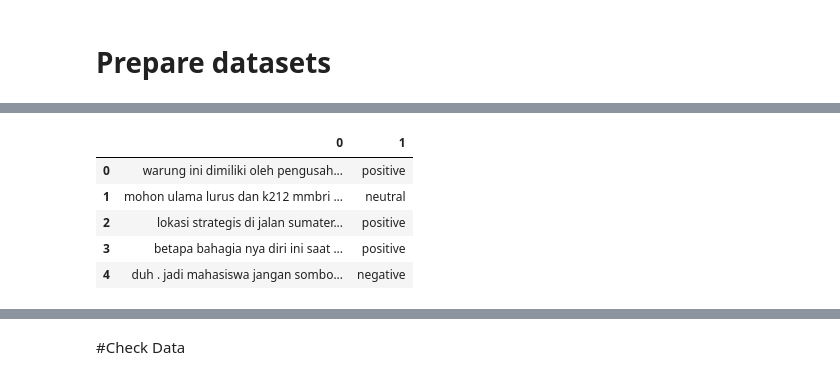
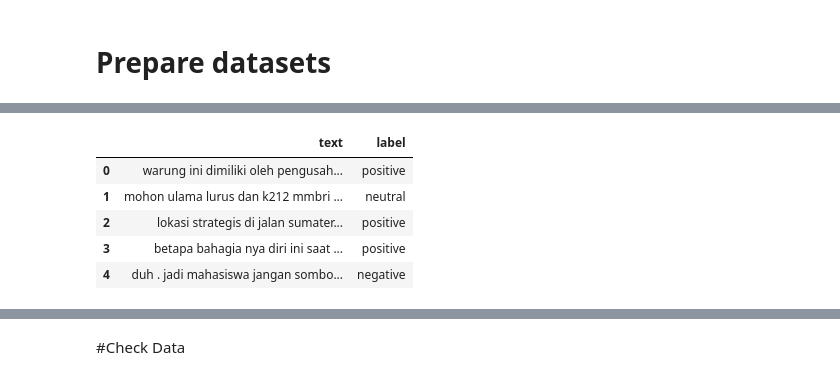
Before and after one commit to udjoo/tugas_dsc, a Jupyter notebook: models/lstm/LSTM.ipynb, the cells around one changed output, grey strips where cells are left out. Cells and saved outputs as stored; diff of their text form; code cells hidden in the pictures.

```diff
--- a/models/lstm/LSTM.ipynb
+++ b/models/lstm/LSTM.ipynb
@@ -30,11 +50,11 @@ from pathlib import Path
 # %%
-df= pd.read_csv(r'../../data/train_preprocess.tsv.txt', sep='\t', header=None)
+df_tugas= pd.read_csv(r'../../data/train_preprocess.tsv.txt', sep='\t', header=None)
+df_tugas.columns =['text', 'label']
+df_tugas.head()
+# %% [output]
+|  | text | label |
+| 0 | warung ini dimiliki oleh pengusah... | positive |
+| 1 | mohon ulama lurus dan k212 mmbri ... | neutral |
+| 2 | lokasi strategis di jalan sumater... | positive |
+| 3 | betapa bahagia nya diri ini saat ... | positive |
+| 4 | duh . jadi mahasiswa jangan sombo... | negative |
-# %%
-df.head()
-# %% [output]
-|  | 0 | 1 |
-| 0 | warung ini dimiliki oleh pengusah... | positive |
-| 1 | mohon ulama lurus dan k212 mmbri ... | neutral |
-| 2 | lokasi strategis di jalan sumater... | positive |
-| 3 | betapa bahagia nya diri ini saat ... | positive |
-| 4 | duh . jadi mahasiswa jangan sombo... | negative |
```
Also changed, not shown: parts of 16 cells of this notebook, 1 other file.
